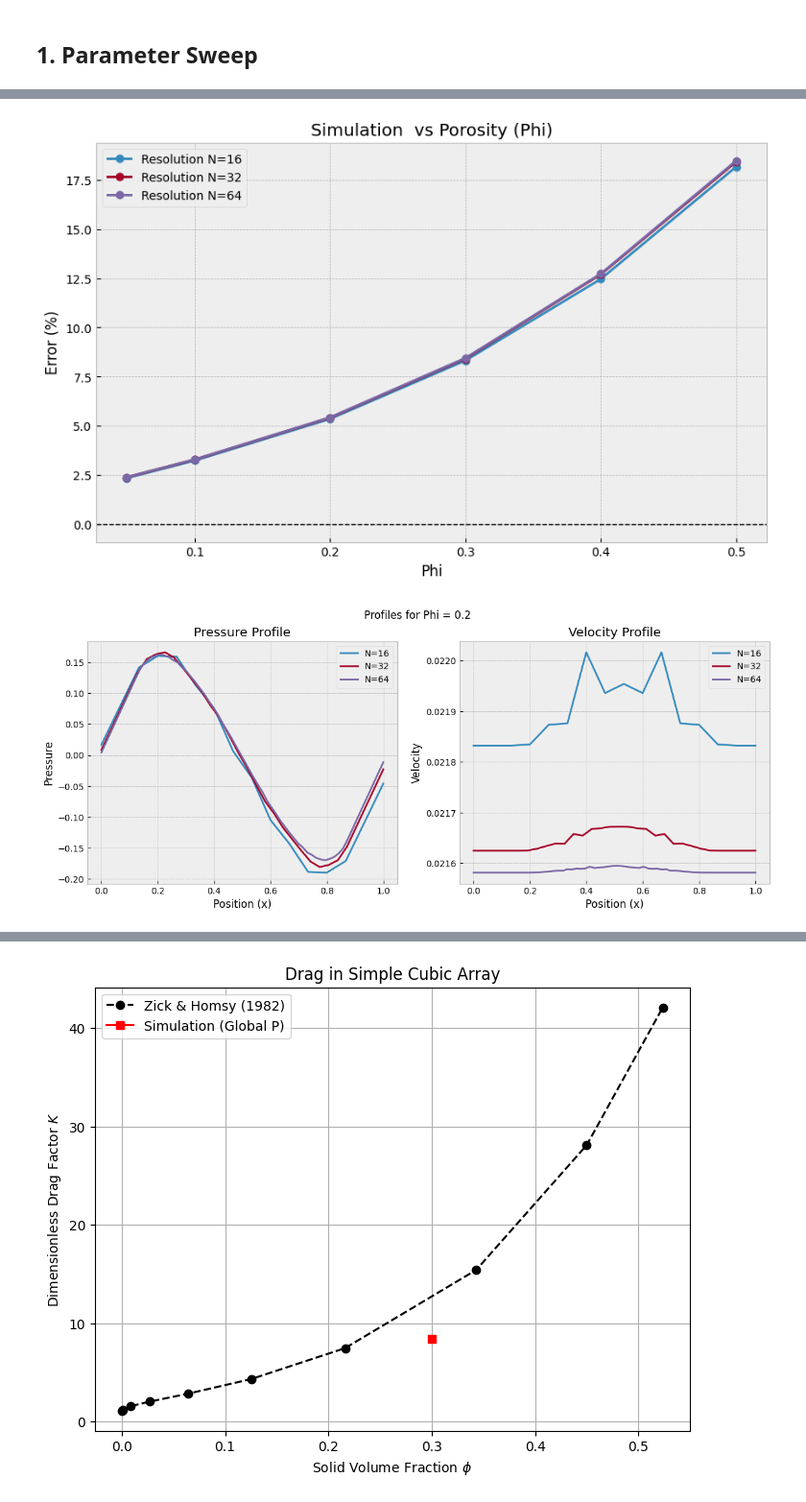
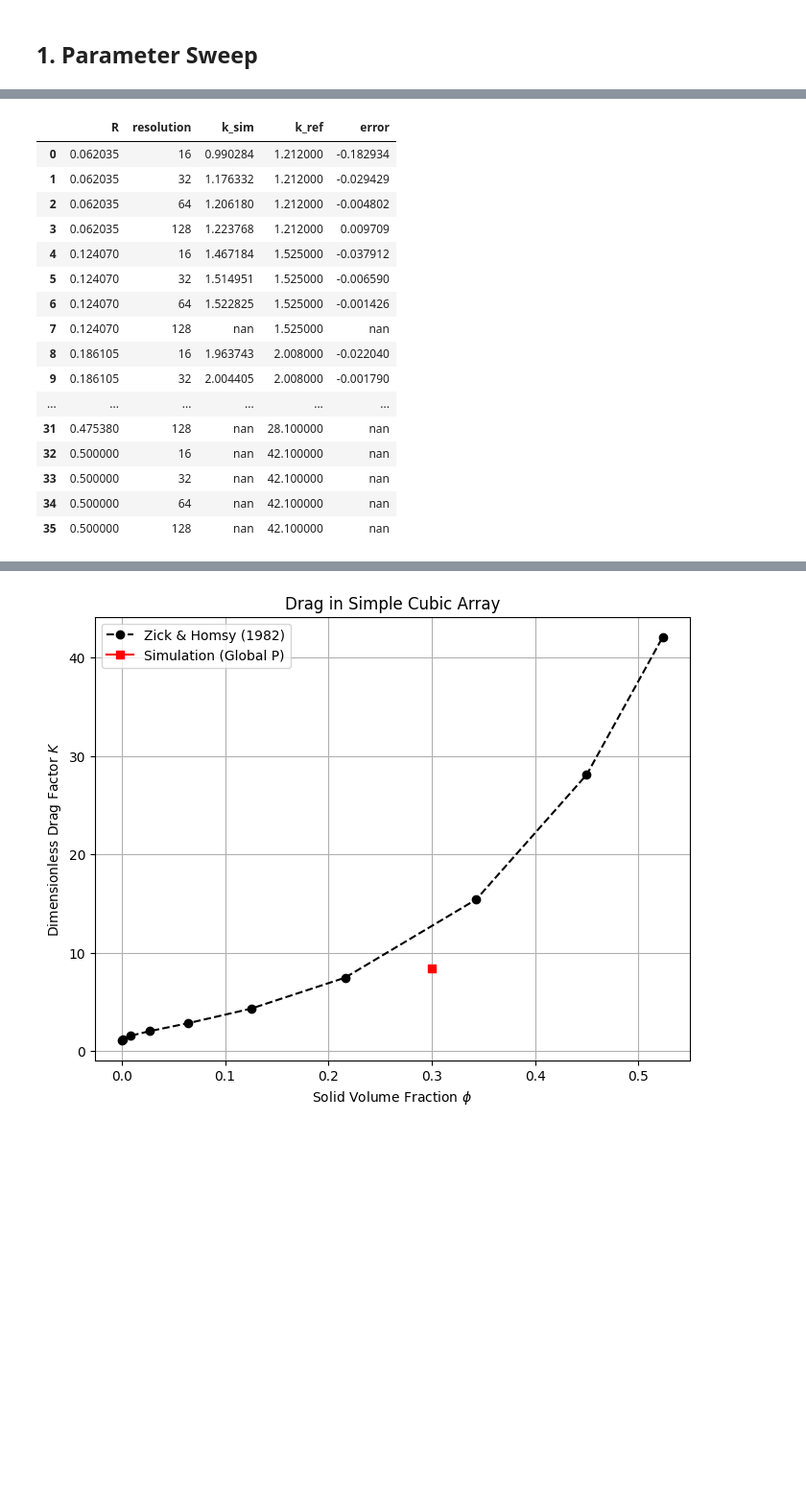
Before and after one commit to computational-chemical-engineering/peclet-flow, a Jupyter notebook: notebooks/verification_periodic_spheres.ipynb, the cells around one changed output, grey strips where cells are left out. Shown at 96% size. Saved outputs shown, nothing was run; the diff lists cells and outputs as text; code cells hidden in the pictures; blank space fills up the shorter version.

```diff
--- a/notebooks/verification_periodic_spheres.ipynb
+++ b/notebooks/verification_periodic_spheres.ipynb
@@ -234,49 +200,27 @@ Running phi=0.524, Res=128^3, dt=1.0000...
-# %%
-
-
-# Figure 1: Error Convergence
-fig, ax = plt.subplots(figsize=(10, 6))
-
-# Group by resolution so we can draw one line per resolution
-for res, group in df.groupby('resolution'):
-    ax.plot(group['phi'], group['k_sim'], marker='o', label=f'Resolution N={res}')
-
-ax.set_title("Simulation  vs Porosity (Phi)")
-ax.set_xlabel("Phi")
-ax.set_ylabel("Error (%)")
-ax.axhline(0, color='black', linewidth=1, linestyle='--') # Zero line
-ax.legend()
-ax.grid(True)
-plt.show()
-
-# Figure 2: Profile Comparison (Example for specific Phi)
-target_phi = 0.20
-subset = df[df['phi'] == target_phi]
-
-fig, (ax1, ax2) = plt.subplots(1, 2, figsize=(14, 5))
-fig.suptitle(f"Profiles for Phi = {target_phi}")
-
-for idx, row in subset.iterrows():
-    N = row['resolution']
-    x_axis = np.linspace(0, 1, N)
-
-    # Pressure Plot
-    ax1.plot(x_axis, row['p_profile'], label=f'N={N}')
-
-    # Velocity Plot
-    ax2.plot(x_axis, row['u_profile'], label=f'N={N}')
-
-ax1.set_title("Pressure Profile")
-ax1.set_xlabel("Position (x)")
-ax1.set_ylabel("Pressure")
-ax1.legend()
-
-ax2.set_title("Velocity Profile")
-ax2.set_xlabel("Position (x)")
-ax2.set_ylabel("Velocity")
-ax2.legend()
-
-plt.show()
-# %% [output]
-[figure, removed]
-[figure, removed]
+# %%
+# 3. Create DataFrame
+#df = pd.DataFrame(results_list)
+#df.to_csv('output/drag_dimensionless_sc.csv', index=False)
+df = pd.read_csv('../output/drag_dimensionless_sc_cell_avg.csv')
+# --- Output: Table --
+# Display table with background gradient (Pandas native feature)
+display_cols = ['R', 'resolution', 'k_sim', 'k_ref', 'error']
+display(df[display_cols].style.background_gradient(subset=['error'], cmap='coolwarm', axis=None))
+# %% [output]
+|  | R | resolution | k_sim | k_ref | error |
+| 0 | 0.062035 | 16 | 0.990284 | 1.212000 | -0.182934 |
+| 1 | 0.062035 | 32 | 1.176332 | 1.212000 | -0.029429 |
+| 2 | 0.062035 | 64 | 1.206180 | 1.212000 | -0.004802 |
+| 3 | 0.062035 | 128 | 1.223768 | 1.212000 | 0.009709 |
+| 4 | 0.124070 | 16 | 1.467184 | 1.525000 | -0.037912 |
+| 5 | 0.124070 | 32 | 1.514951 | 1.525000 | -0.006590 |
+| 6 | 0.124070 | 64 | 1.522825 | 1.525000 | -0.001426 |
+| 7 | 0.124070 | 128 | nan | 1.525000 | nan |
+| 8 | 0.186105 | 16 | 1.963743 | 2.008000 | -0.022040 |
+| 9 | 0.186105 | 32 | 2.004405 | 2.008000 | -0.001790 |
+| ... | ... | ... | ... | ... | ... |
+| 31 | 0.475380 | 128 | nan | 28.100000 | nan |
+| 32 | 0.500000 | 16 | nan | 42.100000 | nan |
+| 33 | 0.500000 | 32 | nan | 42.100000 | nan |
+| 34 | 0.500000 | 64 | nan | 42.100000 | nan |
+| 35 | 0.500000 | 128 | nan | 42.100000 | nan |
```
Also changed, not shown: parts of 3 cells of this notebook, 1 other file.
